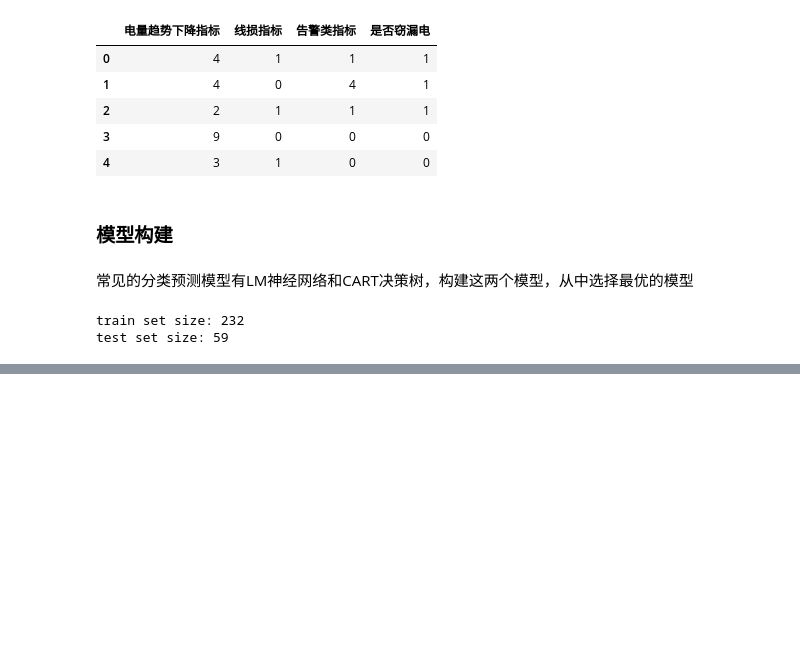
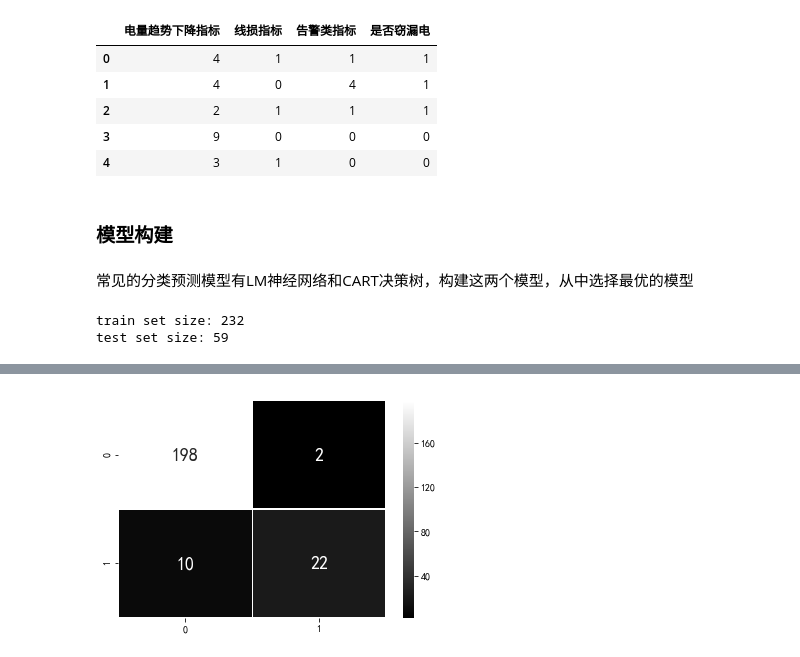
Before and after one commit to EricLiuLR/python-, a Jupyter notebook: my_note_06.ipynb, the cells around one changed output, grey strips where cells are left out. Saved outputs shown, nothing was run; the diff lists cells and outputs as text; code cells hidden in the pictures; blank space fills up the shorter version.

```diff
--- a/my_note_06.ipynb
+++ b/my_note_06.ipynb
@@ -170,0 +173,14 @@ cm_plot(y_train, net.predict_classes(X_train))
+# %%
+# 构建CART决策树模型
+from sklearn.tree import DecisionTreeClassifier
+
+treefile = './data/data_6/tree.pkl'
+tree = DecisionTreeClassifier()
+tree.fit(X_train, y_train)
+
+from sklearn.externals import joblib
+joblib.dump(tree, treefile)
+
+cm_plot(y_train, tree.predict(X_train))
+# %% [output]
+[figure, added]
```
Also changed, not shown: parts of 6 cells of this notebook, 2 other files.
